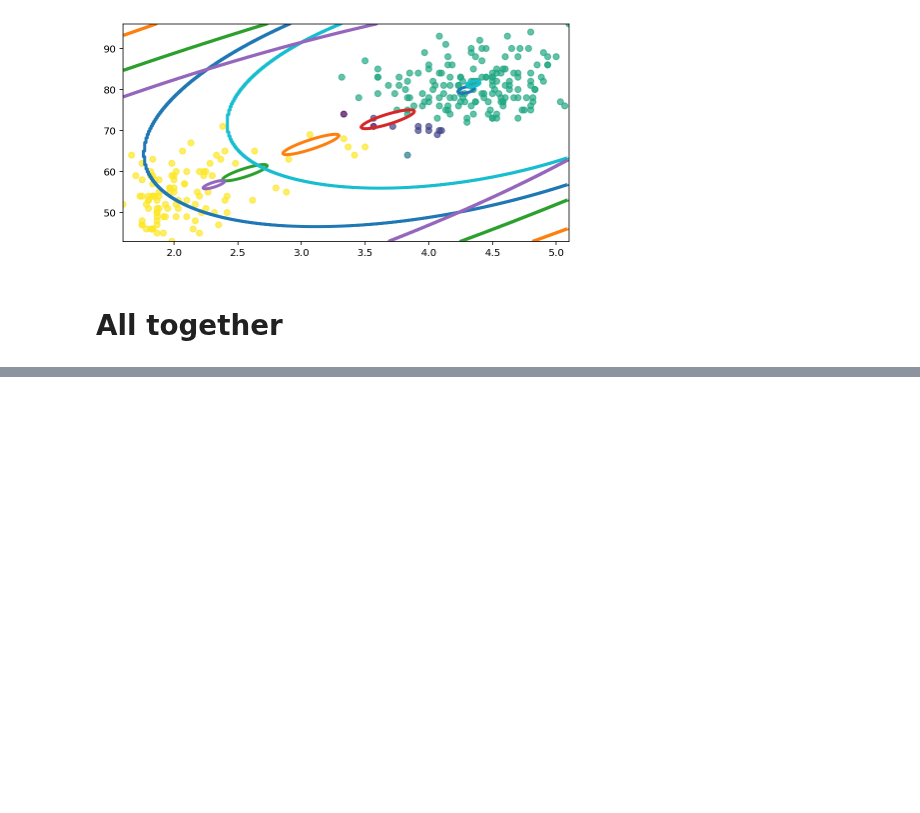
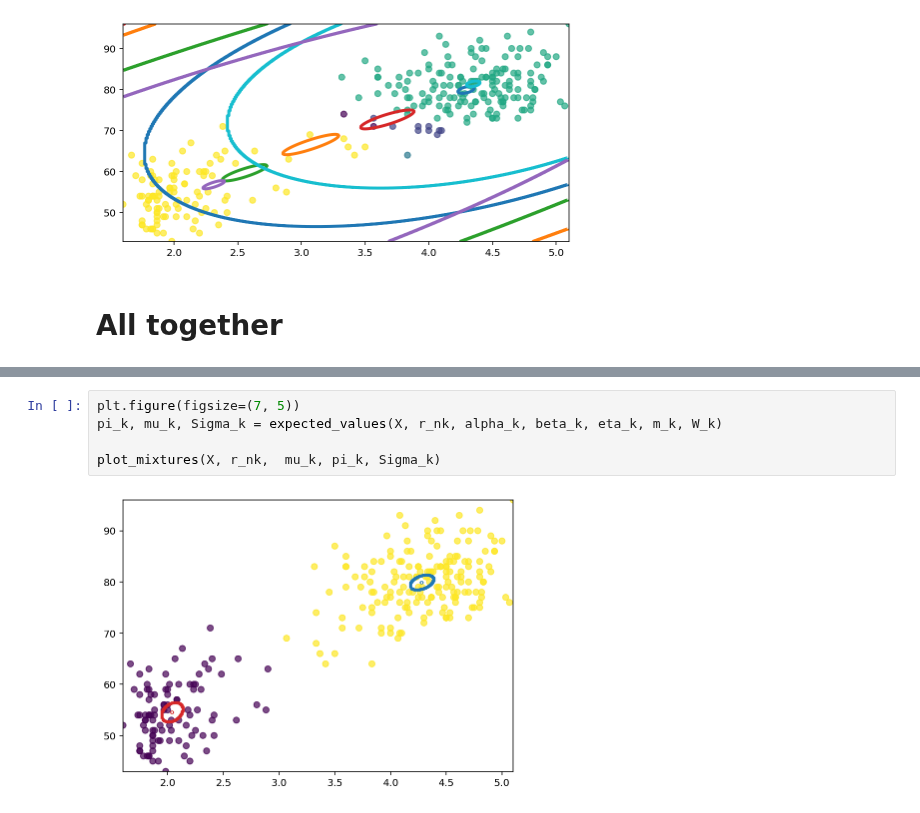
Before and after one commit to gerdm/prml, a Jupyter notebook: chapter10/mixture-gaussians.ipynb, the cells around one changed output, grey strips where cells are left out. Saved outputs shown, nothing was run; the diff lists cells and outputs as text; blank space fills up the shorter version.

```diff
--- a/chapter10/mixture-gaussians.ipynb
+++ b/chapter10/mixture-gaussians.ipynb
@@ -352,0 +423,7 @@ r_nk = e_step(X, alpha_k, beta_k, eta_k, m_k, W_k)
+# %%
+plt.figure(figsize=(7, 5))
+pi_k, mu_k, Sigma_k = expected_values(X, r_nk, alpha_k, beta_k, eta_k, m_k, W_k)
+
+plot_mixtures(X, r_nk,  mu_k, pi_k, Sigma_k)
+# %% [output]
+[figure, added]
```
Also changed, not shown: parts of 13 cells of this notebook.
